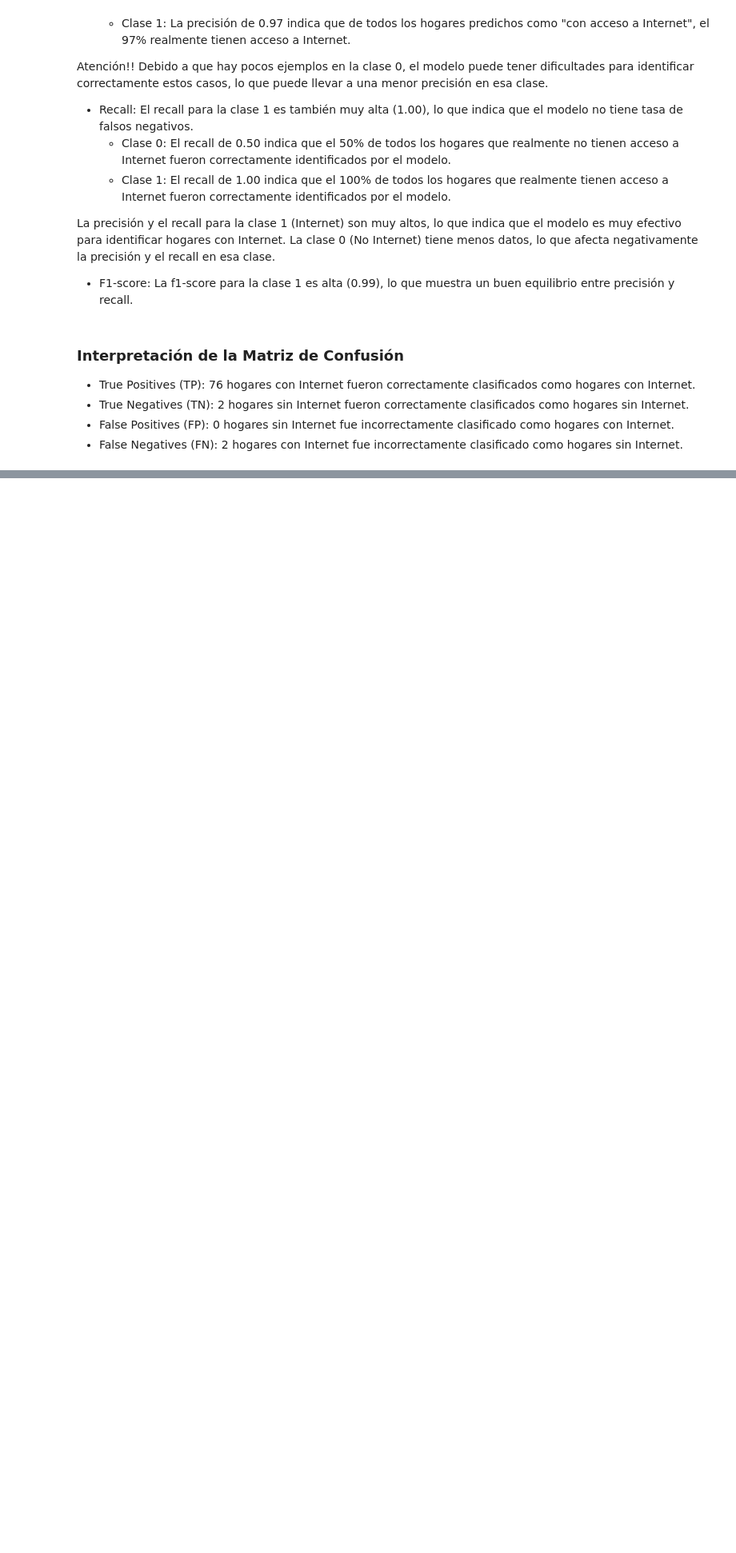
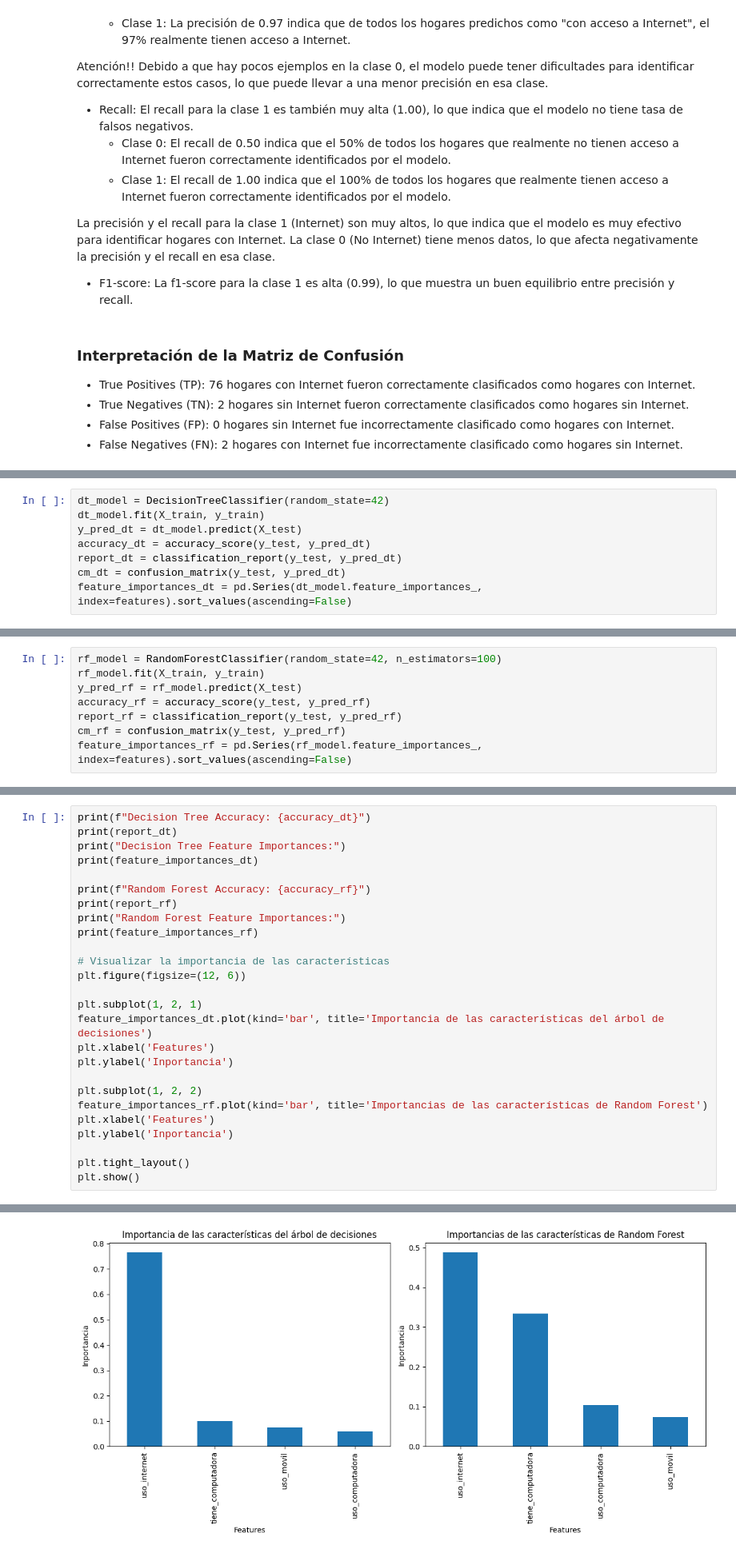
Before and after one commit to ziodoxe/acceso_a_internet, a Jupyter notebook: notebooks/acceso_a_internet copy.ipynb, the cells around one changed output, grey strips where cells are left out. Shown: that part at 80% size. Cells and saved outputs as stored; diff of their text form; blank space fills up the shorter version.

Commit message:
Update acceso_a_internet copy.ipynb
Se implementa árbol de decisión y random forest

```diff
--- a/notebooks/acceso_a_internet copy.ipynb
+++ b/notebooks/acceso_a_internet copy.ipynb
@@ -259,0 +271,8 @@ La precisión y el recall para la clase 1 (Internet) son muy altos, lo que indic
+# %%
+dt_model = DecisionTreeClassifier(random_state=42)
+dt_model.fit(X_train, y_train)
+y_pred_dt = dt_model.predict(X_test)
+accuracy_dt = accuracy_score(y_test, y_pred_dt)
+report_dt = classification_report(y_test, y_pred_dt)
+cm_dt = confusion_matrix(y_test, y_pred_dt)
+feature_importances_dt = pd.Series(dt_model.feature_importances_, index=features).sort_values(ascending=False)
@@ -259,0 +281,8 @@ La precisión y el recall para la clase 1 (Internet) son muy altos, lo que indic
+# %%
+rf_model = RandomForestClassifier(random_state=42, n_estimators=100)
+rf_model.fit(X_train, y_train)
+y_pred_rf = rf_model.predict(X_test)
+accuracy_rf = accuracy_score(y_test, y_pred_rf)
+report_rf = classification_report(y_test, y_pred_rf)
+cm_rf = confusion_matrix(y_test, y_pred_rf)
+feature_importances_rf = pd.Series(rf_model.feature_importances_, index=features).sort_values(ascending=False)
@@ -259,0 +291,27 @@ La precisión y el recall para la clase 1 (Internet) son muy altos, lo que indic
+# %%
+print(f"Decision Tree Accuracy: {accuracy_dt}")
+print(report_dt)
+print("Decision Tree Feature Importances:")
+print(feature_importances_dt)
+
+print(f"Random Forest Accuracy: {accuracy_rf}")
+print(report_rf)
+print("Random Forest Feature Importances:")
+print(feature_importances_rf)
+
+# Visualizar la importancia de las características
+plt.figure(figsize=(12, 6))
+
+plt.subplot(1, 2, 1)
+feature_importances_dt.plot(kind='bar', title='Importancia de las características del árbol de decisiones')
+plt.xlabel('Features')
+plt.ylabel('Inportancia')
+
+plt.subplot(1, 2, 2)
+feature_importances_rf.plot(kind='bar', title='Importancias de las características de Random Forest')
+plt.xlabel('Features')
+plt.ylabel('Inportancia')
+
+plt.tight_layout()
+plt.show()
+# %% [output]
@@ -259,0 +335 @@ La precisión y el recall para la clase 1 (Internet) son muy altos, lo que indic
+[figure, added]
```
Also changed, not shown: parts of 10 cells of this notebook.
